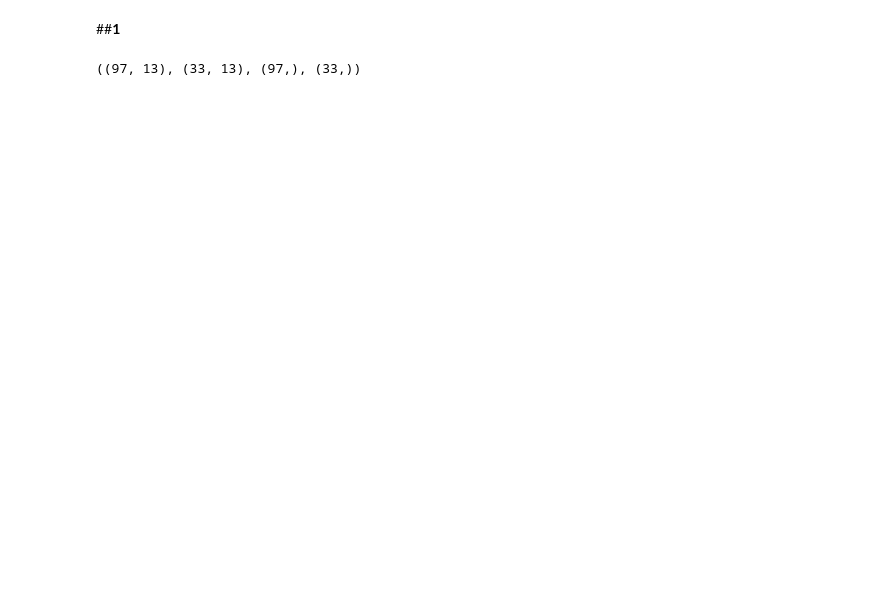
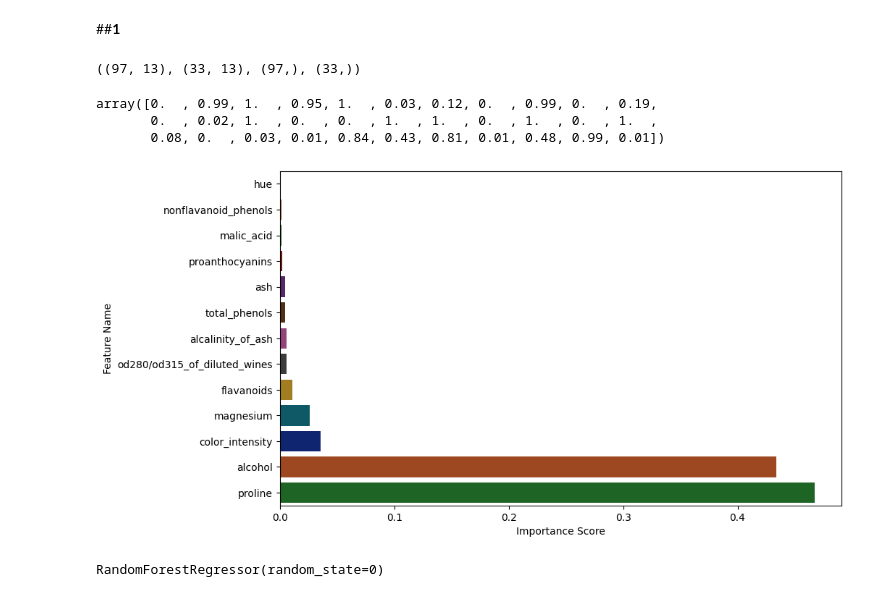
Before and after one commit to SergeyHSE/Bagging.github.io, a Jupyter notebook: RandomForest.ipynb, the cells around one changed output. Saved outputs shown, nothing was run; the diff lists cells and outputs as text; code cells hidden in the pictures; blank space fills up the shorter version.

```diff
--- a/RandomForest.ipynb
+++ b/RandomForest.ipynb
@@ -27,3 +27,43 @@ X_train, X_test, y_train, y_test = train_test_split(X, y, random_state=0)
 X_train.shape, X_test.shape, y_train.shape, y_test.shape
 # %% [output]
 ((97, 13), (33, 13), (97,), (33,))
+# %%
+#We will train a random forest by setting only the hyperparameters n_estimators=100 and random_state=0.
+from sklearn.ensemble import RandomForestRegressor
+from sklearn.preprocessing import StandardScaler
+import seaborn as sns
+from sklearn.tree import DecisionTreeRegressor
+import matplotlib.pyplot as plt
+
+rfr = RandomForestRegressor(n_estimators=100, random_state=0)
+rfr.fit(X_train, y_train)
+rfr.predict(X_test)
+# %% [output]
+array([0.  , 0.99, 1.  , 0.95, 1.  , 0.03, 0.12, 0.  , 0.99, 0.  , 0.19,
+       0.  , 0.02, 1.  , 0.  , 0.  , 1.  , 1.  , 0.  , 1.  , 0.  , 1.  ,
+       0.08, 0.  , 0.03, 0.01, 0.84, 0.43, 0.81, 0.01, 0.48, 0.99, 0.01])
+# %%
+#Let's evaluate the importance of the signs.
+#We will make diagram and indicate the name of the two most important signs.
+feature_imp = pd.DataFrame({'importances' : rfr.feature_importances_,
+                            'name' : data.feature_names})
+feature_imp = feature_imp.sort_values(by=['importances'])
+
+custom_palette = sns.color_palette("dark", n_colors=len(feature_imp))
+plt.figure(figsize=(10, 6))
+sns.barplot(x='importances', y='name', data=feature_imp, palette=custom_palette)
+plt.xlabel('Importance Score')
+plt.ylabel('Feature Name')
+plt.show()
+# %% [output]
+[figure, added]
+# %%
+#Now we are scaling the features using the Standard Scale r class with default hyperparameters.
+scaler = StandardScaler()
+scaler.fit(X_train)
+X_train_scaler = scaler.transform(X_train)
+
+rfr_sc = RandomForestRegressor(n_estimators=100, random_state=0)
+rfr_sc.fit(X_train_scaler, y_train)
+# %% [output]
+RandomForestRegressor(random_state=0)
```
